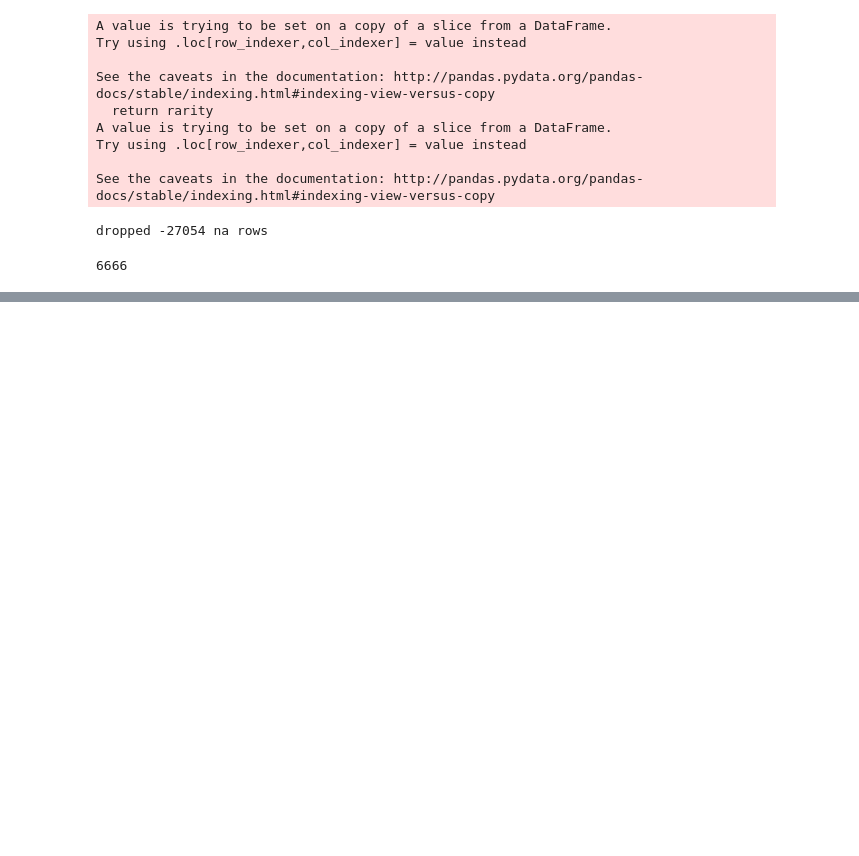
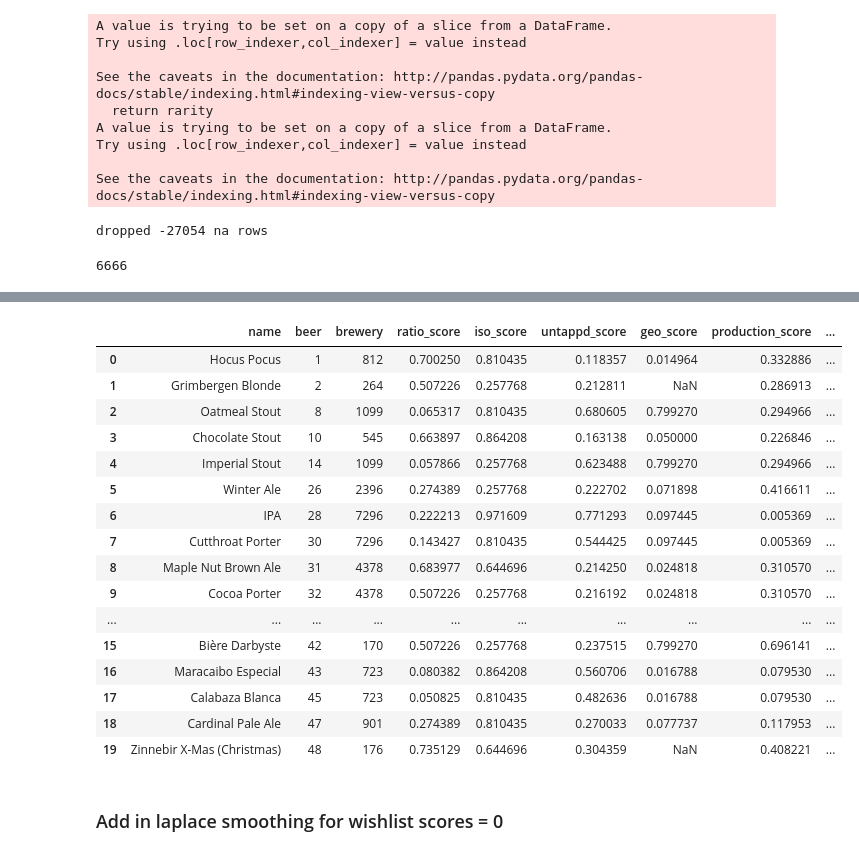
Before and after one commit to lukearmistead/savvysuds, a Jupyter notebook: other/rarity_score_eda.ipynb, the cells around one changed output, grey strips where cells are left out. Drawn from its saved outputs; the diff is of its cells as text; code cells hidden in the pictures; blank space fills up the shorter version.

```diff
--- a/other/rarity_score_eda.ipynb
+++ b/other/rarity_score_eda.ipynb
@@ -750,0 +800,22 @@ dropped -27054 na rows
+# %%
+agg_rarity.head(20)
+# %% [output]
+|  | name | beer | brewery | ratio_score | iso_score | untappd_score | geo_score | production_score | ... |
+| 0 | Hocus Pocus | 1 | 812 | 0.700250 | 0.810435 | 0.118357 | 0.014964 | 0.332886 | ... |
+| 1 | Grimbergen Blonde | 2 | 264 | 0.507226 | 0.257768 | 0.212811 | NaN | 0.286913 | ... |
+| 2 | Oatmeal Stout | 8 | 1099 | 0.065317 | 0.810435 | 0.680605 | 0.799270 | 0.294966 | ... |
+| 3 | Chocolate Stout | 10 | 545 | 0.663897 | 0.864208 | 0.163138 | 0.050000 | 0.226846 | ... |
+| 4 | Imperial Stout | 14 | 1099 | 0.057866 | 0.257768 | 0.623488 | 0.799270 | 0.294966 | ... |
+| 5 | Winter Ale | 26 | 2396 | 0.274389 | 0.257768 | 0.222702 | 0.071898 | 0.416611 | ... |
+| 6 | IPA | 28 | 7296 | 0.222213 | 0.971609 | 0.771293 | 0.097445 | 0.005369 | ... |
+| 7 | Cutthroat Porter | 30 | 7296 | 0.143427 | 0.810435 | 0.544425 | 0.097445 | 0.005369 | ... |
+| 8 | Maple Nut Brown Ale | 31 | 4378 | 0.683977 | 0.644696 | 0.214250 | 0.024818 | 0.310570 | ... |
+| 9 | Cocoa Porter | 32 | 4378 | 0.507226 | 0.257768 | 0.216192 | 0.024818 | 0.310570 | ... |
+| ... | ... | ... | ... | ... | ... | ... | ... | ... | ... |
+| 15 | Bière Darbyste | 42 | 170 | 0.507226 | 0.257768 | 0.237515 | 0.799270 | 0.696141 | ... |
+| 16 | Maracaibo Especial | 43 | 723 | 0.080382 | 0.864208 | 0.560706 | 0.016788 | 0.079530 | ... |
+| 17 | Calabaza Blanca | 45 | 723 | 0.050825 | 0.810435 | 0.482636 | 0.016788 | 0.079530 | ... |
+| 18 | Cardinal Pale Ale | 47 | 901 | 0.274389 | 0.810435 | 0.270033 | 0.077737 | 0.117953 | ... |
+| 19 | Zinnebir X-Mas (Christmas) | 48 | 176 | 0.735129 | 0.644696 | 0.304359 | NaN | 0.408221 | ... |
+# %% [markdown]
+### Add in laplace smoothing for wishlist scores = 0
```
Also changed, not shown: parts of 5 cells of this notebook, 1 other file.
